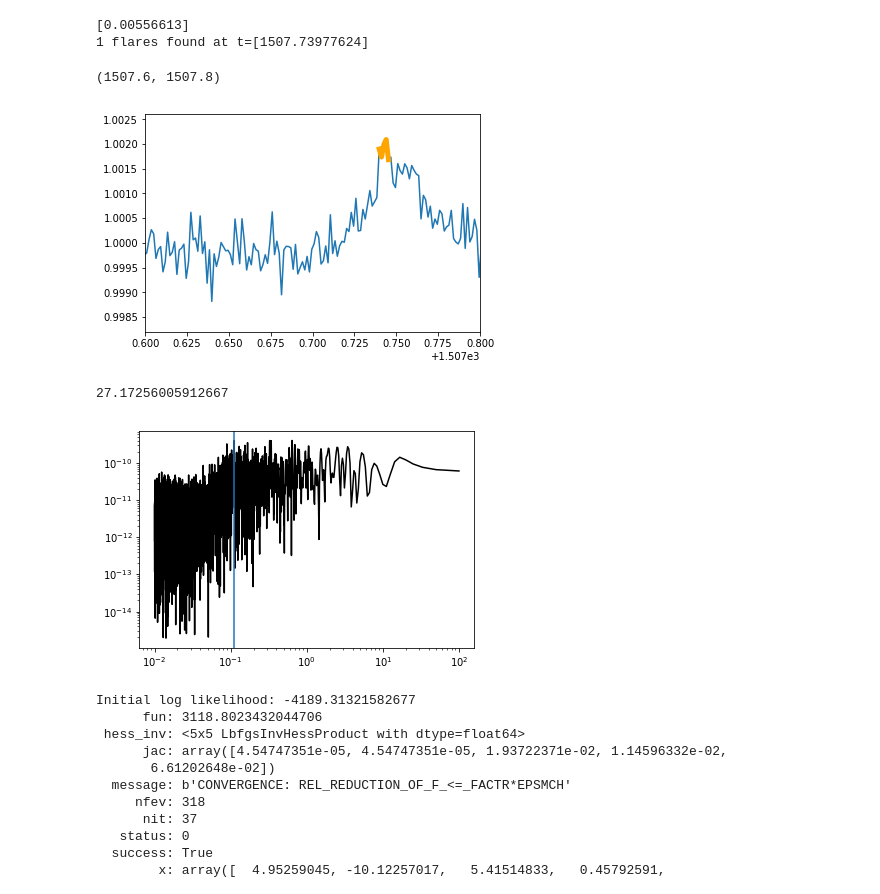
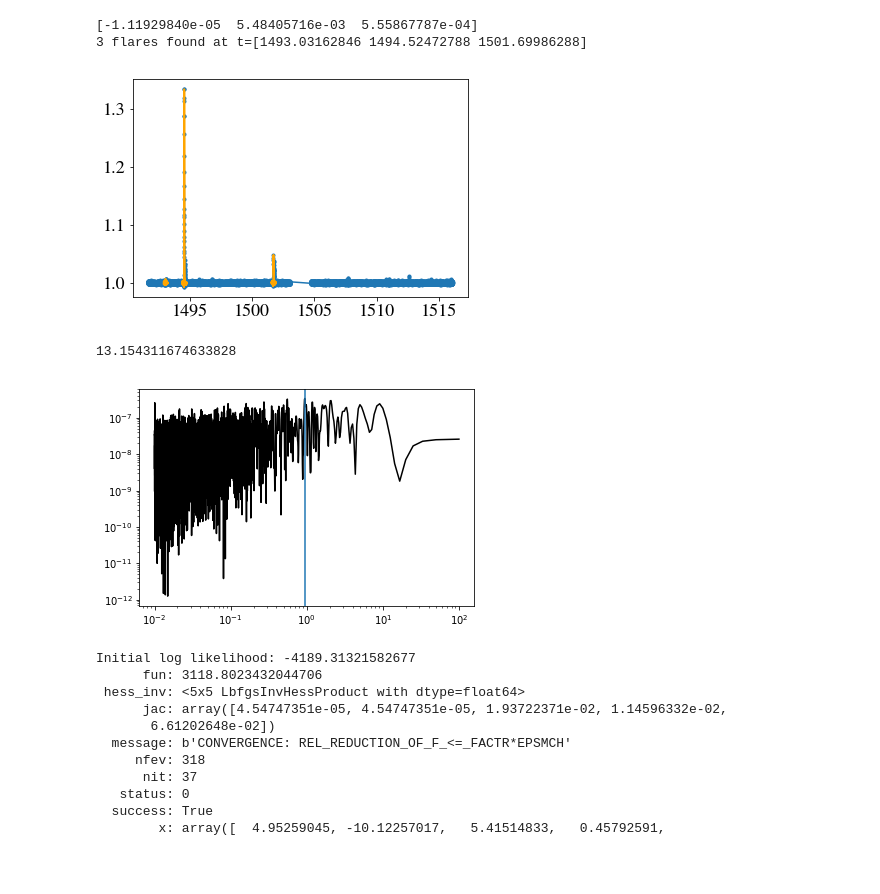
Before and after one commit to spencerw/tess_flare, a Jupyter notebook: gaussianProcess.ipynb, the cells around one changed output. Cells and saved outputs as stored; diff of their text form; code cells hidden in the pictures; blank space fills up the shorter version.

```diff
--- a/gaussianProcess.ipynb
+++ b/gaussianProcess.ipynb
@@ -13,6 +13,10 @@ from astropy.io import fits
 from astropy.table import Table
 
 from flareTools import FINDflare
+
+import matplotlib as mpl
+mpl.rcParams.update({'font.size': 18, 'font.family': 'STIXGeneral', 'mathtext.fontset': 'stix',
+                            'image.cmap': 'viridis'})
 # %%
 path = '/astro/store/gradscratch/tmp/scw7/tessData/lightcurves/sec7/'
 
@@ -45,5 +49,5 @@ f9 = 'tess2019006130736-s0007-0000000026045729-0131-s_lc.fits'
 # %%
-with fits.open(path+f9, mode='readonly') as hdulist:
+with fits.open(path+f3, mode='readonly') as hdulist:
     tess_bjds = hdulist[1].data['TIME']
     pdcsap_fluxes = hdulist[1].data['PDCSAP_FLUX']
     pdcsap_flux_error = hdulist[1].data['PDCSAP_FLUX_ERR']
@@ -58,5 +62,7 @@ error = pdcsap_flux_error[mask]
 plt.plot(time, flux/median)
 plt.xlabel('Time [BJD - 2457000, days]')
 plt.ylabel('Flux [e-/s]')
+
+#plt.plot(time[::10], flux[::10]/median)
 # %% [output]
 Text(0, 0.5, 'Flux [e-/s]')
@@ -180,3 +379,8 @@ plt.ylabel("$S(\omega)$");
+# %%
+yerr_rw_interp = np.interp(time, x, yerr_rw)
+
+gp.compute(time, yerr_rw_interp)
+mu, var = gp.predict(flux/median, time, return_var=True)
 # %%
 std = np.sqrt(var)
 
@@ -191,37 +397,37 @@ Text(0, 0.5, 'Flux [e-/s]')
 # %%
-# Need to interpolate mu and sigma after downsampling
-mu_interp = np.interp(time, time[::interval], mu)
-plt.plot(time, (flux/median)-mu_interp+1)
+plt.plot(time, (flux/median)-mu+1, marker='.')
 #plt.xlim(1512.5, 1512.65)
 #plt.ylim(0.98, 1.03)
-start_i, stop_i = FINDflare((flux/median)-mu_interp, error, avg_std=True, std_window=1000, N1=4, N2=2, N3=5)
+start_i, stop_i = FINDflare((flux/median)-mu, error, avg_std=True, std_window=1000, N1=4, N2=2, N3=5)
 ed = np.zeros(len(start_i))
 for idx in range(len(start_i)):
     i, j = start_i[idx], stop_i[idx]
-    plt.plot(time[i:j], (flux[i:j]/median)-mu_interp[i:j]+1, lw=5, color='orange')
+    around = 100
+    i -= around
+    j += around
+    plt.plot(time[i:j], (flux[i:j]/median)-mu[i:j]+1, lw=2, color='orange')
+    plt.fill_between(time[i:j], 1, (flux[i:j]/median)-mu[i:j]+1, alpha=0.5, color='orange')
 
     # equivalent duration
     x = time
-    y = (flux/median) - mu_interp+1
-    ed[idx] = np.trapz(y[i:j], x[i:j])
+    y = (flux/median) - mu+1
+    ed[idx] = np.trapz(y[i:j]-1, x[i:j])
 
 print(ed)
 
 print(str(len(start_i)) + ' flares found at t=' + str(time[start_i]))
 
-plt.xlim(1507.6, 1507.8)
+#plt.xlim(1495.7, 1496.1)
+#plt.xlim(1505.1, 1505.2)
 #plt.xlim(1493, 1493.05)
 #plt.ylim(0.99, 1.02)
 # %% [output]
-[0.00556613]
-1 flares found at t=[1507.73977624]
+[-1.11929840e-05  5.48405716e-03  5.55867787e-04]
+3 flares found at t=[1493.03162846 1494.52472788 1501.69986288]
-(1507.6, 1507.8)
-[figure, old version]
+[figure, new version]
 # %%
-from astropy.stats import LombScargle
-
 x = time
-y = (flux/median)-mu_interp
+y = (flux/median)-mu
 
 freq = np.linspace(1e-2, 100.0, 10000)
 model = LombScargle(x, y)
@@ -235,8 +441,8 @@ plt.axvline(period)
 plt.xscale('log')
 plt.yscale('log')
 # %% [output]
-27.17256005912667
+13.154311674633828
-[figure, old version]
+[figure, new version]
 # %%
 # Changing the sampling interval severely changes the best fit parameters for the periodic component
 # Too sparse of an interval completely breaks the fit, whats going on?
```
Also changed, not shown: parts of 13 cells of this notebook.
